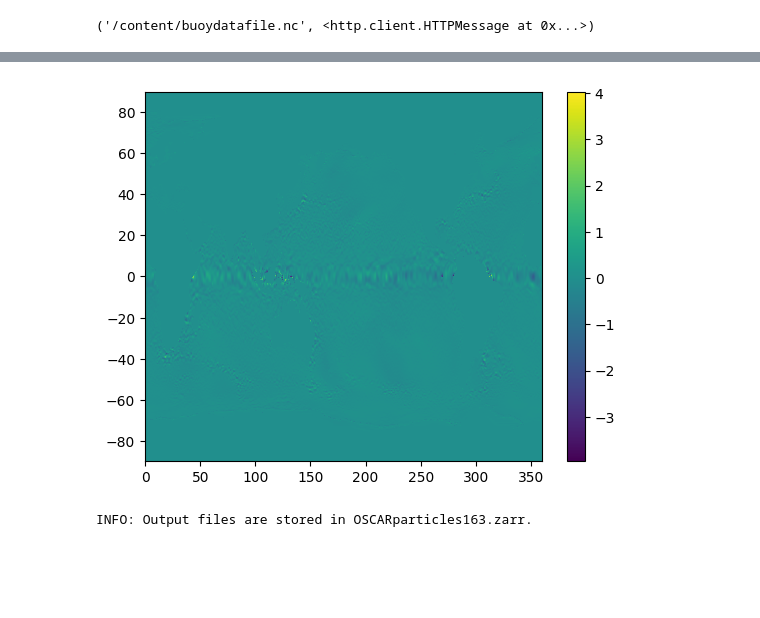
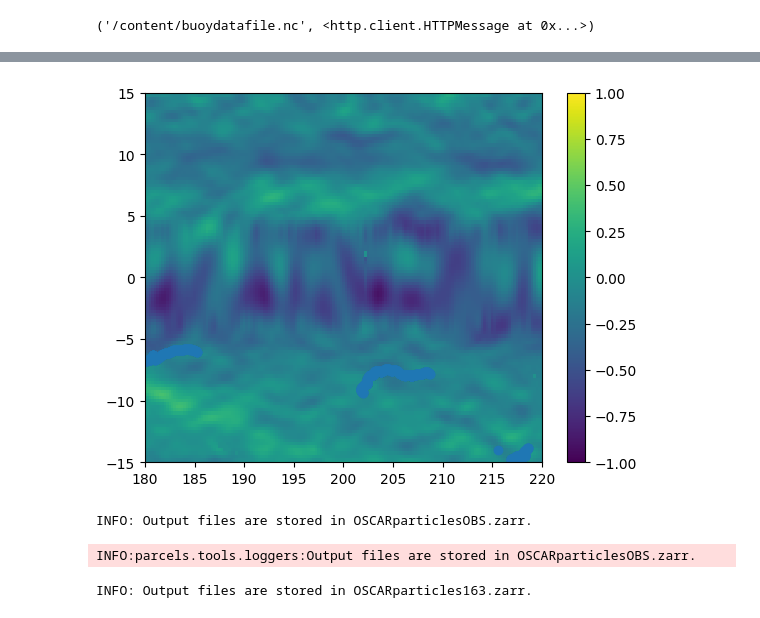
Before and after one commit to danielwhitt/FATE, a Jupyter notebook: oscar_parcels_test.ipynb, the cells around one changed output, grey strips where cells are left out. Cells and saved outputs as stored; diff of their text form; code cells hidden in the pictures; blank space fills up the shorter version.

```diff
--- a/oscar_parcels_test.ipynb
+++ b/oscar_parcels_test.ipynb
@@ -251,4 +252,7 @@ variables = {
 dimensions = {"time": "time", "lat": "lat", "lon": "lon"}
 # %%
 
-fieldset=FieldSet.from_xarray_dataset(ds.transpose("time", "latitude", "longitude"),variables,dimensions)
+fieldset=FieldSet.from_xarray_dataset(ds.transpose("time", "latitude", "longitude"),variables,dimensions,allow_time_extrapolation=True)
+# %%
+dsbuoy=xr.open_mfdataset('/content/buoydatafile.nc')
+dsbuoy
@@ -255,11 +358,40 @@ fieldset=FieldSet.from_xarray_dataset(ds.transpose("time", "latitude", "longitud
 # %%
-plt.pcolormesh(fieldset.U.grid.lon, fieldset.U.grid.lat, fieldset.U.data[10, :, :]-fieldset.U.data[1, :, :])
+plt.pcolormesh(fieldset.U.grid.lon, fieldset.U.grid.lat, fieldset.U.data[5, :, :])
 #plt.xlabel("Zonal distance [m]")
 #plt.ylabel("Meridional distance [m]")
 plt.colorbar()
+plt.clim(-1.0,1.0)
+
+plt.scatter(360+dsbuoy.longitude,dsbuoy.latitude)
+
+plt.xlim(180,220)
+plt.ylim(-15,15)
+plt.clim(-1.0,1.0)
+
+
 plt.show()
 # %% [output]
-[figure, old version]
+[figure, new version]
+# %%
+pset2 = ParticleSet.from_line(
+    fieldset=fieldset,
+    pclass=JITParticle,
+    size=10,  # releasing 5 particles
+    start=(206, -8),  # releasing on a line: the start longitude and latitude
+    finish=(210, -8),  # releasing on a line: the end longitude and latitude
+)
+output_file = pset2.ParticleFile(
+    name="OSCARparticlesOBS.zarr", outputdt=timedelta(hours=1)
+)
+pset2.execute(
+    AdvectionRK4,
+    runtime=timedelta(days=30),
+    dt=timedelta(minutes=5),
+    output_file=output_file,
+)
+# %% [output]
+INFO: Output files are stored in OSCARparticlesOBS.zarr.
+INFO:parcels.tools.loggers:Output files are stored in OSCARparticlesOBS.zarr.
 # %%
 pset = ParticleSet.from_line(
     fieldset=fieldset,
```
Also changed, not shown: parts of 7 cells of this notebook.
